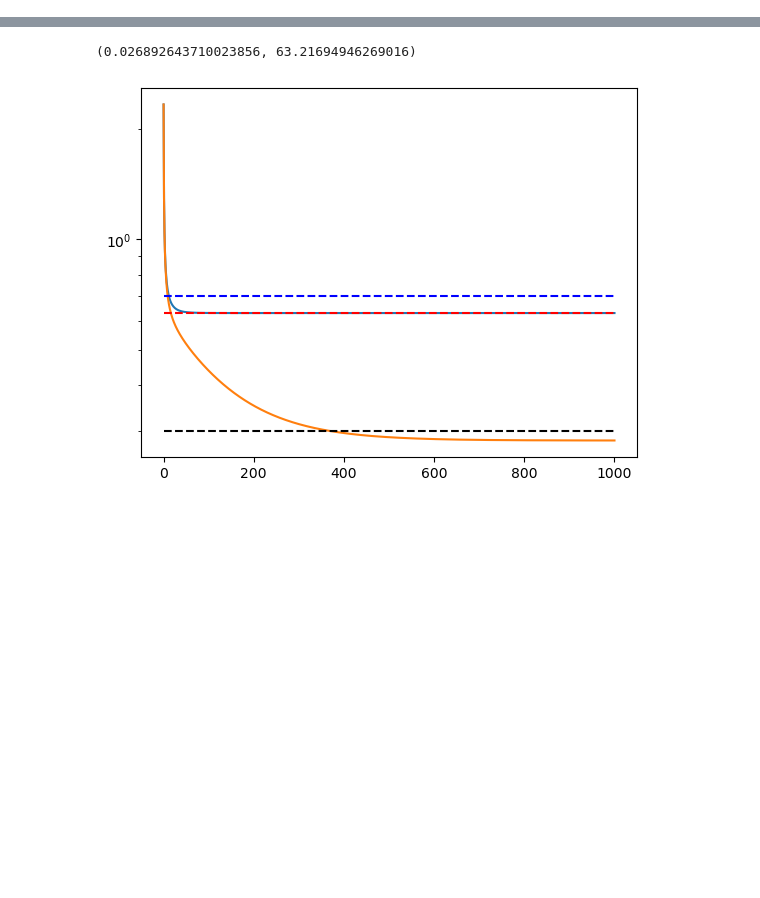
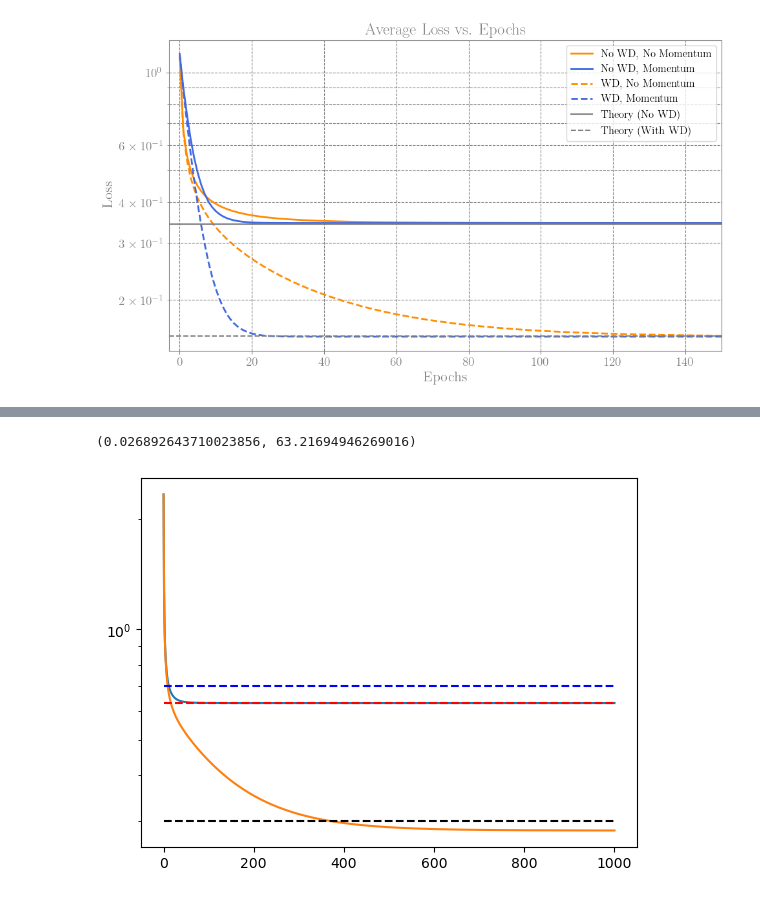
Before and after one commit to Nadav-out/AdamLp, a Jupyter notebook: notebooks/analytics.ipynb, the cells around one changed output, grey strips where cells are left out. Saved outputs shown, nothing was run; the diff lists cells and outputs as text; code cells hidden in the pictures; blank space fills up the shorter version.

```diff
--- a/notebooks/analytics.ipynb
+++ b/notebooks/analytics.ipynb
@@ -152,0 +282,84 @@ norm_D_null_squared = torch.norm(D_null)**2
+# %%
+import numpy as np
+import matplotlib.pyplot as plt
+
+# Set matplotlib to use LaTeX for text rendering
+plt.rcParams['text.usetex'] = True
+plt.rcParams['font.family'] = 'serif'
+plt.rcParams['font.size'] = 14
+plt.rcParams['axes.labelsize'] = 16
+plt.rcParams['axes.titlesize'] = 18
+plt.rcParams['xtick.labelsize'] = 14
+plt.rcParams['ytick.labelsize'] = 14
+
+# Colors & styles adjustments for better visibility on both backgrounds
+text_and_line_color = '#808080'
+plt.rcParams['text.color'] = text_and_line_color
+plt.rcParams['axes.labelcolor'] = text_and_line_color
+plt.rcParams['xtick.color'] = text_and_line_color
+plt.rcParams['ytick.color'] = text_and_line_color
+plt.rcParams['axes.edgecolor'] = text_and_line_color
+
+# Compute average loss histories over all runs
+avg_loss_histories = {method: np.mean(loss_histories[method], axis=0) for method in loss_histories}
+
+# Plot average loss histories
+colors = {
+    "no_WD_no_beta": "darkorange",
+    "WD_no_beta": "darkorange",
+    "no_WD_beta": "royalblue",
+    "WD_beta": "royalblue"
+}
+
+linestyles = {
+    "no_WD_no_beta": "-",
+    "WD_no_beta": "--",
+    "no_WD_beta": "-",
+    "WD_beta": "--"
+}
+
+labels = {
+    "no_WD_no_beta": r"No WD, No Momentum",
+    "WD_no_beta": r"WD, No Momentum",
+    "no_WD_beta": r"No WD, Momentum",
+    "WD_beta": r"WD, Momentum"
+}
+
+plt.figure(figsize=(10, 6))
+
+order = ["no_WD_no_beta", "no_WD_beta", "WD_no_beta", "WD_beta"]
+
+for method in order:
+    plt.semilogy(avg_loss_histories[method], label=labels[method], color=colors[method], linestyle=linestyles[method], linewidth=2)
+
+plt.axhline((1-q) * ((Si - T) @ (Si - T)).item()/2, color=text_and_line_color, ls='-', label=r"Theory (No WD)")
+plt.axhline((1-q)*1.03/2, color=text_and_line_color, ls='--', label=r"Theory (With WD)")
+
+plt.title(r'Average Loss vs. Epochs')
+plt.xlabel(r'Epochs')
+plt.ylabel(r'Loss')
+plt.xlim(-3,150)
+leg = plt.legend(fontsize=12)
+for text in leg.get_texts():
+    text.set_color("black")
+plt.grid(True, which="both", ls="--", c=text_and_line_color)
+plt.tight_layout()
+plt.show()
+
+# Plot average training loss histories
+plt.figure(figsize=(10, 6))
+plt.semilogy(avg_train_loss_no_WD_no_beta, label='No WD, No Momentum', linestyle='-', color='royalblue', linewidth=2)
+plt.semilogy(avg_train_loss_WD_no_beta, label='WD, No Momentum', linestyle='--', color='royalblue', linewidth=2)
+plt.semilogy(avg_train_loss_no_WD_beta, label='No WD, Momentum', linestyle='-', color='darkorange', linewidth=2)
+plt.semilogy(avg_train_loss_WD_beta, label='WD, Momentum', linestyle='--', color='darkorange', linewidth=2)
+
+plt.title('Average Training Loss vs. Epochs')
+plt.xlabel('Epochs')
+plt.ylabel('Training Loss')
+plt.legend()
+plt.grid(True, which="both", ls="--", c='0.7', alpha=0.5)
+plt.gca().set_facecolor((0.105882, 0.105882, 0.117647))
+plt.tight_layout()
+plt.show()
+# %% [output]
+[figure, added]
```
Also changed, not shown: parts of 8 cells of this notebook.
